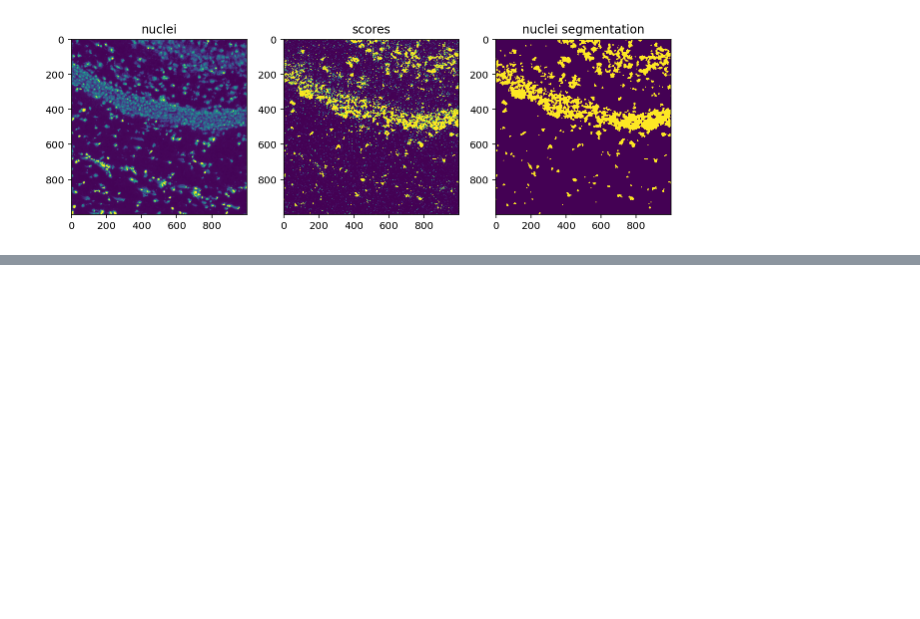
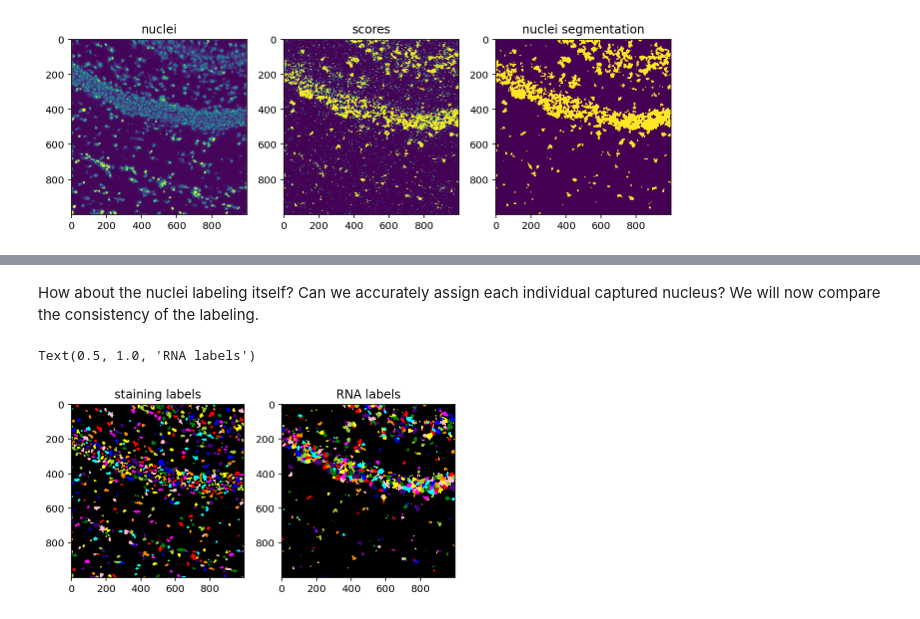
Before and after one commit to aristoteleo/spateo-notebooks, a Jupyter notebook: nuclei_segmentation.ipynb, the cells around one changed output, grey strips where cells are left out. Cells and saved outputs as stored; diff of their text form; code cells hidden in the pictures; blank space fills up the shorter version.

```diff
--- a/nuclei_segmentation.ipynb
+++ b/nuclei_segmentation.ipynb
@@ -170,0 +230,13 @@ Text(0.5, 1.0, 'final segmentation')
+# %% [markdown]
+How about the nuclei labeling itself? Can we accurately assign each individual captured nucleus? We will now compare the consistency of the labeling.
+# %%
+fig, axes = plt.subplots(ncols=2, figsize=(6, 3), tight_layout=True)
+
+axes[0].imshow(skimage.color.label2rgb(watershed))
+axes[0].set_title('staining labels')
+
+axes[1].imshow(skimage.color.label2rgb(est_watershed))
+axes[1].set_title('RNA labels')
+# %% [output]
+Text(0.5, 1.0, 'RNA labels')
+[figure, added]
```
Also changed, not shown: parts of 10 cells of this notebook.
